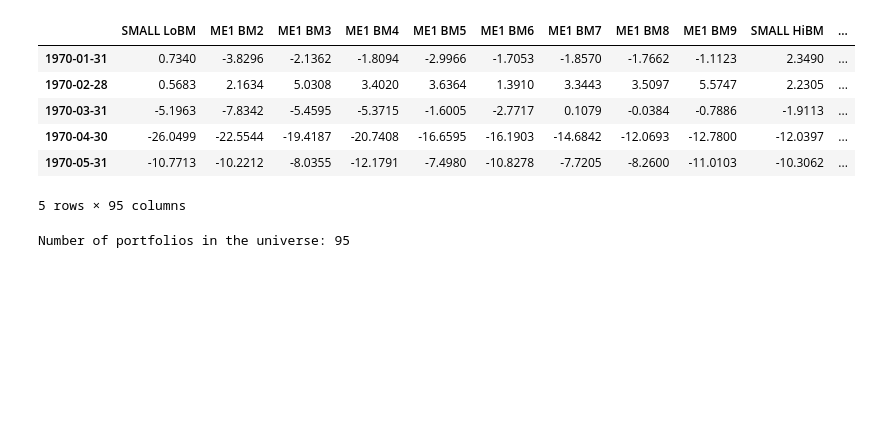
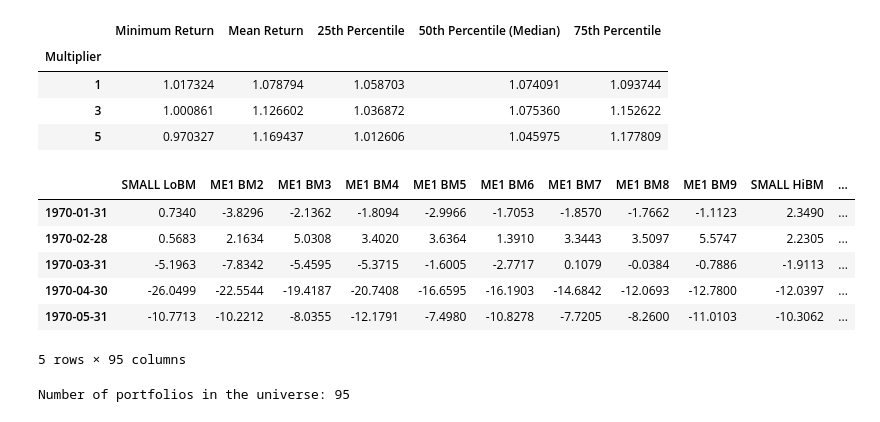
Before and after one commit to zaccheus-lines/CPPI, a Jupyter notebook: empirical_notebook.ipynb, the cells around one changed output. Saved outputs shown, nothing was run; the diff lists cells and outputs as text; code cells hidden in the pictures; blank space fills up the shorter version.

```diff
--- a/empirical_notebook.ipynb
+++ b/empirical_notebook.ipynb
@@ -103,3 +187,14 @@ Multiplier m = 5:
+# %%
+# Convert stats_data to a DataFrame and display it
+stats_df = pd.DataFrame(stats_data)
+stats_df.set_index("Multiplier", inplace=True)
+display(stats_df)
+# %% [output]
+|  | Minimum Return | Mean Return | 25th Percentile | 50th Percentile (Median) | 75th Percentile |
+| Multiplier |  |  |  |  |  |
+| 1 | 1.017324 | 1.078794 | 1.058703 | 1.074091 | 1.093744 |
+| 3 | 1.000861 | 1.126602 | 1.036872 | 1.075360 | 1.152622 |
+| 5 | 0.970327 | 1.169437 | 1.012606 | 1.045975 | 1.177809 |
 # %%
 data = pd.read_csv(
     'sorted_portfolios.csv',
```
Also changed, not shown: parts of 11 cells of this notebook.
